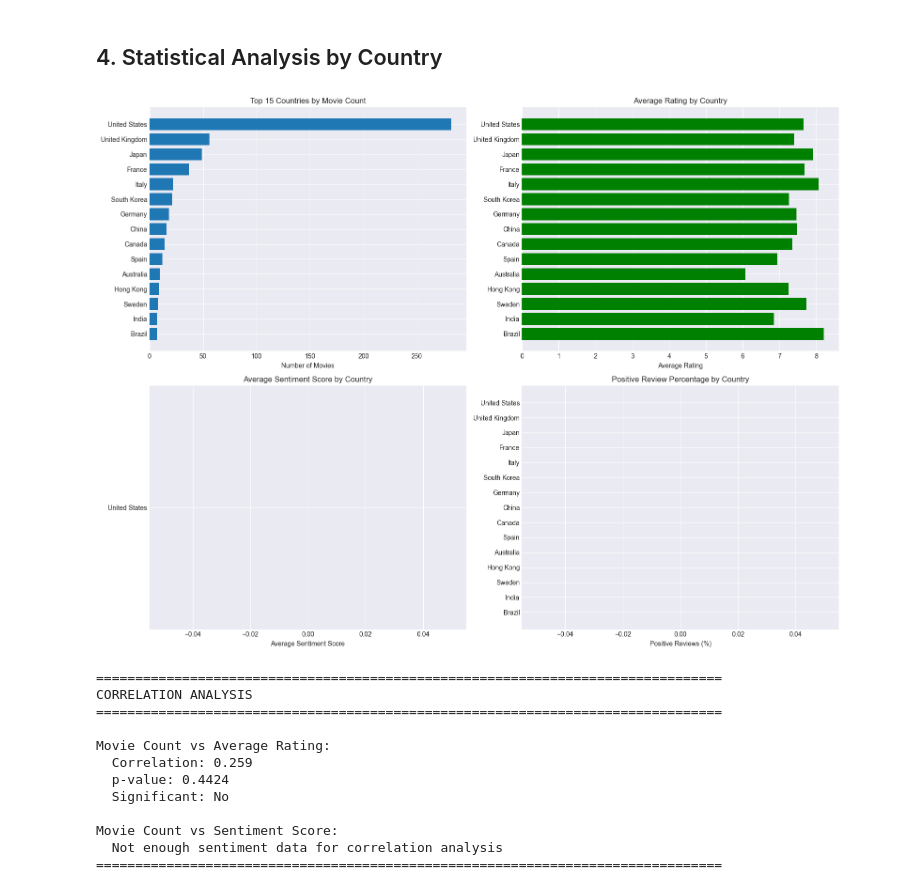
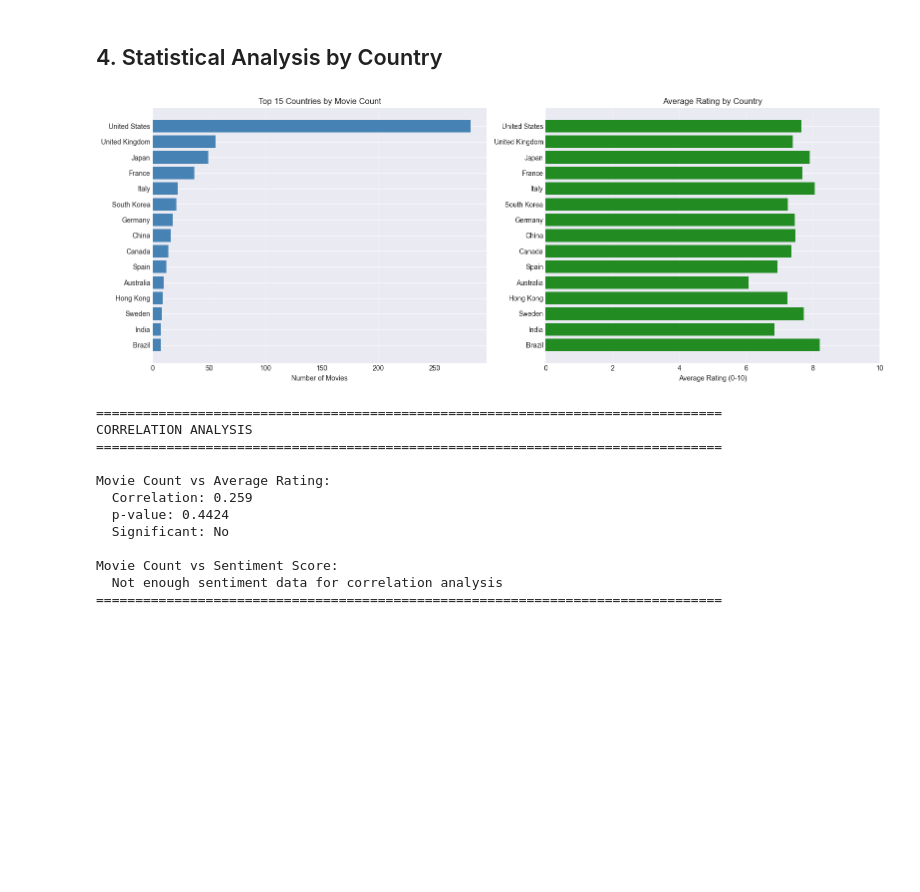
Before and after one commit to larabng/MovieMind, a Jupyter notebook: notebooks/04_geo_visualization.ipynb, the cells around one changed output. Saved outputs shown, nothing was run; the diff lists cells and outputs as text; code cells hidden in the pictures; blank space fills up the shorter version.

```diff
--- a/notebooks/04_geo_visualization.ipynb
+++ b/notebooks/04_geo_visualization.ipynb
@@ -223,37 +223,60 @@ fig3.show()
 # %%
 # Top countries comparison
 top_15_countries = country_stats.head(15)
 
-fig, axes = plt.subplots(2, 2, figsize=(16, 12))
+# Check if we have sentiment data
+has_sentiment = top_15_countries['avg_sentiment_score'].notna().any()
 
-# Movie count
-axes[0, 0].barh(top_15_countries['country_name'], top_15_countries['movie_count'])
-axes[0, 0].set_xlabel('Number of Movies')
-axes[0, 0].set_title('Top 15 Countries by Movie Count')
-axes[0, 0].invert_yaxis()
+if has_sentiment:
+    # 4-panel layout if we have sentiment data
+    fig, axes = plt.subplots(2, 2, figsize=(16, 12))
 
-# Average rating
-axes[0, 1].barh(top_15_countries['country_name'], top_15_countries['avg_rating'], color='green')
-axes[0, 1].set_xlabel('Average Rating')
-axes[0, 1].set_title('Average Rating by Country')
-axes[0, 1].invert_yaxis()
+    # Movie count
+    axes[0, 0].barh(top_15_countries['country_name'], top_15_countries['movie_count'])
+    axes[0, 0].set_xlabel('Number of Movies')
+    axes[0, 0].set_title('Top 15 Countries by Movie Count')
+    axes[0, 0].invert_yaxis()
 
-# Sentiment score
-axes[1, 0].barh(top_15_countries['country_name'], top_15_countries['avg_sentiment_score'], color='orange')
-axes[1, 0].set_xlabel('Average Sentiment Score')
-axes[1, 0].set_title('Average Sentiment Score by Country')
-axes[1, 0].invert_yaxis()
+    # Average rating
+    axes[0, 1].barh(top_15_countries['country_name'], top_15_countries['avg_rating'], color='green')
+    axes[0, 1].set_xlabel('Average Rating')
+    axes[0, 1].set_title('Average Rating by Country')
+    axes[0, 1].invert_yaxis()
 
-# Positive percentage
-axes[1, 1].barh(top_15_countries['country_name'], top_15_countries['positive_percentage'], color='purple')
-axes[1, 1].set_xlabel('Positive Reviews (%)')
-axes[1, 1].set_title('Positive Review Percentage by Country')
-axes[1, 1].invert_yaxis()
+    # Sentiment score
+    axes[1, 0].barh(top_15_countries['country_name'], top_15_countries['avg_sentiment_score'], color='orange')
+    axes[1, 0].set_xlabel('Average Sentiment Score')
+    axes[1, 0].set_title('Average Sentiment Score by Country')
+    axes[1, 0].invert_yaxis()
+
+    # Positive percentage
+    axes[1, 1].barh(top_15_countries['country_name'], top_15_countries['positive_percentage'], color='purple')
+    axes[1, 1].set_xlabel('Positive Reviews (%)')
+    axes[1, 1].set_title('Positive Review Percentage by Country')
+    axes[1, 1].invert_yaxis()
+else:
+    # 2-panel layout if no sentiment data
+    fig, axes = plt.subplots(1, 2, figsize=(16, 6))
+
+    # Movie count
+    axes[0].barh(top_15_countries['country_name'], top_15_countries['movie_count'], color='steelblue')
+    axes[0].set_xlabel('Number of Movies')
+    axes[0].set_title('Top 15 Countries by Movie Count')
+    axes[0].invert_yaxis()
+    axes[0].grid(axis='x', alpha=0.3)
+
+    # Average rating
+    axes[1].barh(top_15_countries['country_name'], top_15_countries['avg_rating'], color='forestgreen')
+    axes[1].set_xlabel('Average Rating (0-10)')
+    axes[1].set_title('Average Rating by Country')
+    axes[1].invert_yaxis()
+    axes[1].grid(axis='x', alpha=0.3)
+    axes[1].set_xlim(0, 10)
 
 plt.tight_layout()
 plt.show()
 # %% [output]
-[figure, old version]
+[figure, new version]
 # %%
 # Correlation: Movie count vs Average rating
 from scipy import stats
```
Also changed, not shown: 1 other file.
